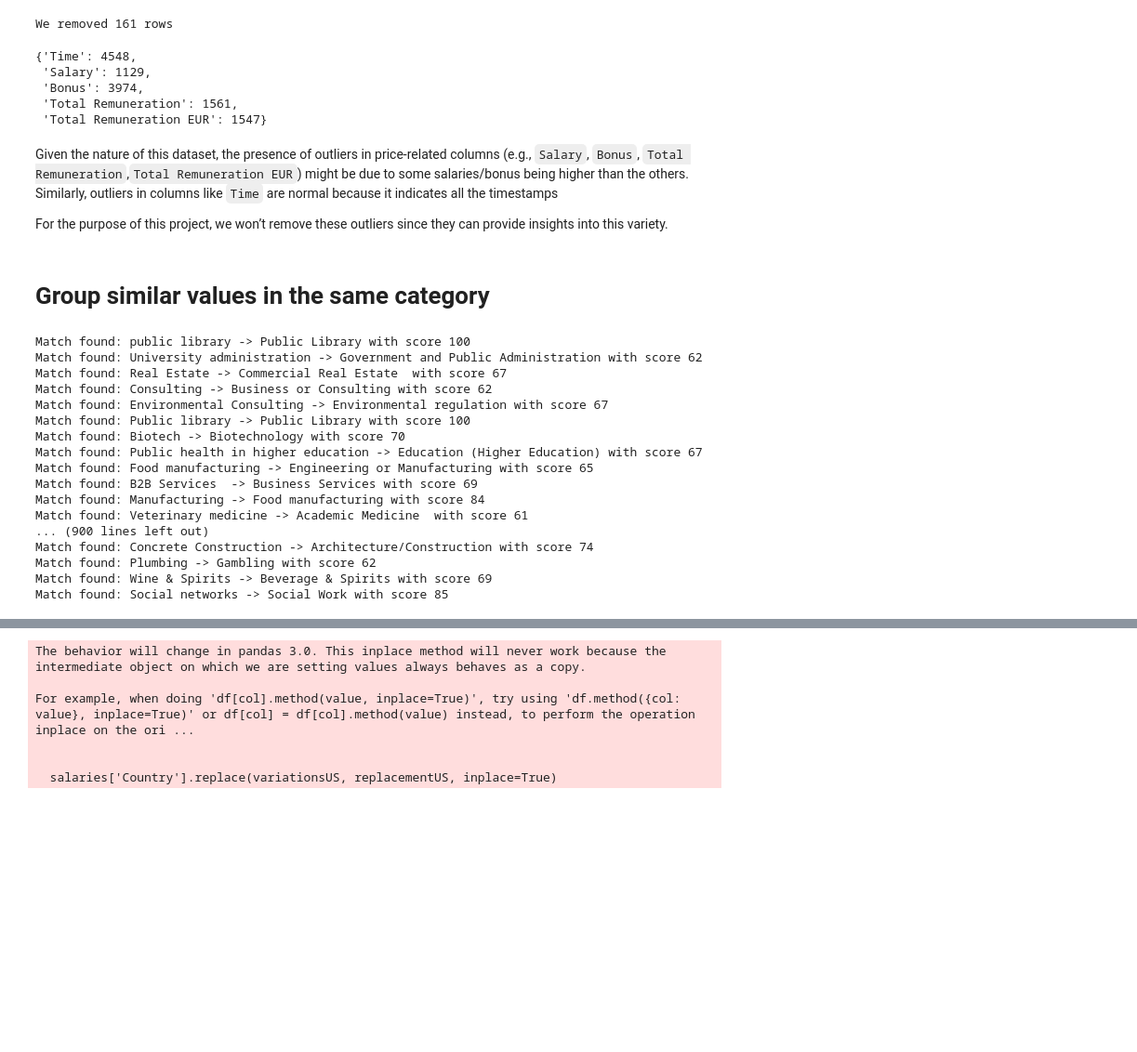
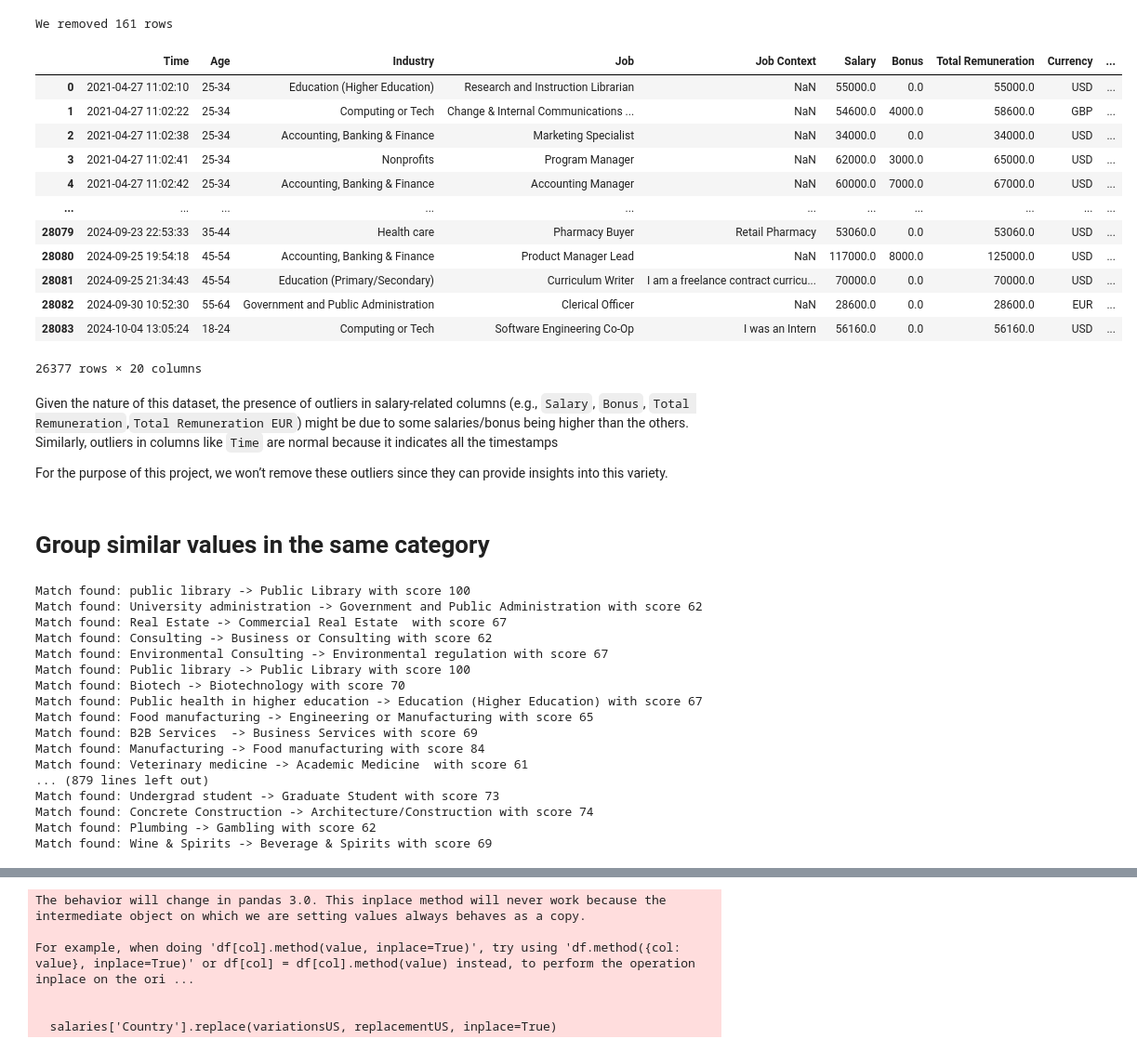
Before and after one commit to Jaddevvv/final_project, a Jupyter notebook: Exercise 99 - Exam - Salaries.ipynb, the cells around one changed output, grey strips where cells are left out. Shown at 93% size. Drawn from its saved outputs; the diff is of its cells as text; code cells hidden in the pictures; blank space fills up the shorter version.

```diff
--- a/Exercise 99 - Exam - Salaries.ipynb
+++ b/Exercise 99 - Exam - Salaries.ipynb
@@ -235,34 +235,34 @@ print("We removed", previous_nb_rows - salaries.shape[0], "rows")
 # %% [output]
 We removed 161 rows
 # %%
-# Function to detect outliers using IQR
-def detect_outliers(dataframe, column):
-    Q1 = dataframe[column].quantile(0.25)
-    Q3 = dataframe[column].quantile(0.75)
-    IQR = Q3 - Q1
-    lower_bound = Q1 - 1.5 * IQR
-    upper_bound = Q3 + 1.5 * IQR
+# Calculate the IQR for each column
+Q1 = salaries['Total Remuneration EUR'].quantile(0.25)
+Q3 = salaries['Total Remuneration EUR'].quantile(0.75)
+IQR = Q3 - Q1
 
-    return dataframe[(dataframe[column] < lower_bound) | (dataframe[column] > upper_bound)]
+# Define bounds for outliers
+lower_bound = Q1 - 1.5 * IQR
+upper_bound = Q3 + 1.5 * IQR
 
-numerical_columns = salaries.select_dtypes(exclude=['object']).columns
-
-# Detect outliers for numerical columns
-outliers_data = {}
-for column in numerical_columns:
-    outliers = detect_outliers(salaries, column)
-    outliers_data[column] = len(outliers)
-
-# Display the count of outliers for each numerical column
-outliers_data
+# Filter out rows where any value is an outlier
+salaries = salaries[~((salaries['Total Remuneration EUR'] < lower_bound) | (salaries['Total Remuneration EUR'] > upper_bound))]
+salaries
 # %% [output]
+|  | Time | Age | Industry | Job | Job Context | Salary | Bonus | Total Remuneration | Currency | ... |
+| 0 | 2021-04-27 11:02:10 | 25-34 | Education (Higher Education) | Research and Instruction Librarian | NaN | 55000.0 | 0.0 | 55000.0 | USD | ... |
+| 1 | 2021-04-27 11:02:22 | 25-34 | Computing or Tech | Change & Internal Communications ... | NaN | 54600.0 | 4000.0 | 58600.0 | GBP | ... |
+| 2 | 2021-04-27 11:02:38 | 25-34 | Accounting, Banking & Finance | Marketing Specialist | NaN | 34000.0 | 0.0 | 34000.0 | USD | ... |
+| 3 | 2021-04-27 11:02:41 | 25-34 | Nonprofits | Program Manager | NaN | 62000.0 | 3000.0 | 65000.0 | USD | ... |
+| 4 | 2021-04-27 11:02:42 | 25-34 | Accounting, Banking & Finance | Accounting Manager | NaN | 60000.0 | 7000.0 | 67000.0 | USD | ... |
+| ... | ... | ... | ... | ... | ... | ... | ... | ... | ... | ... |
+| 28079 | 2024-09-23 22:53:33 | 35-44 | Health care | Pharmacy Buyer | Retail Pharmacy | 53060.0 | 0.0 | 53060.0 | USD | ... |
+| 28080 | 2024-09-25 19:54:18 | 45-54 | Accounting, Banking & Finance | Product Manager Lead | NaN | 117000.0 | 8000.0 | 125000.0 | USD | ... |
+| 28081 | 2024-09-25 21:34:43 | 45-54 | Education (Primary/Secondary) | Curriculum Writer | I am a freelance contract curricu... | 70000.0 | 0.0 | 70000.0 | USD | ... |
+| 28082 | 2024-09-30 10:52:30 | 55-64 | Government and Public Administration | Clerical Officer | NaN | 28600.0 | 0.0 | 28600.0 | EUR | ... |
+| 28083 | 2024-10-04 13:05:24 | 18-24 | Computing or Tech | Software Engineering Co-Op | I was an Intern | 56160.0 | 0.0 | 56160.0 | USD | ... |
-{'Time': 4548,
- 'Salary': 1129,
- 'Bonus': 3974,
- 'Total Remuneration': 1561,
- 'Total Remuneration EUR': 1547}
+26377 rows × 20 columns
 # %% [markdown]
-Given the nature of this dataset, the presence of outliers in price-related columns (e.g., `Salary`, `Bonus`, `Total Remuneration`,`Total Remuneration EUR`) might be due to some salaries/bonus being higher than the others. Similarly, outliers in columns like `Time` are normal because it indicates all the timestamps
+Given the nature of this dataset, the presence of outliers in salary-related columns (e.g., `Salary`, `Bonus`, `Total Remuneration`,`Total Remuneration EUR`) might be due to some salaries/bonus being higher than the others. Similarly, outliers in columns like `Time` are normal because it indicates all the timestamps
 
 For the purpose of this project, we won’t remove these outliers since they can provide insights into this variety.
 # %% [markdown]
@@ -311,11 +311,11 @@ Match found: Food manufacturing -> Engineering or Manufacturing with score 65
 Match found: B2B Services  -> Business Services with score 69
 Match found: Manufacturing -> Food manufacturing with score 84
 Match found: Veterinary medicine -> Academic Medicine  with score 61
-... (900 lines left out)
+... (879 lines left out)
+Match found: Undergrad student -> Graduate Student with score 73
 Match found: Concrete Construction -> Architecture/Construction with score 74
 Match found: Plumbing -> Gambling with score 62
 Match found: Wine & Spirits -> Beverage & Spirits with score 69
-Match found: Social networks -> Social Work with score 85
 # %%
 print(f"Unique categories in Industry column moved from {previous_nb} categories to {salaries['Industry'].nunique()} categories")
 # %% [output]
```
Also changed, not shown: parts of 9 cells of this notebook.
